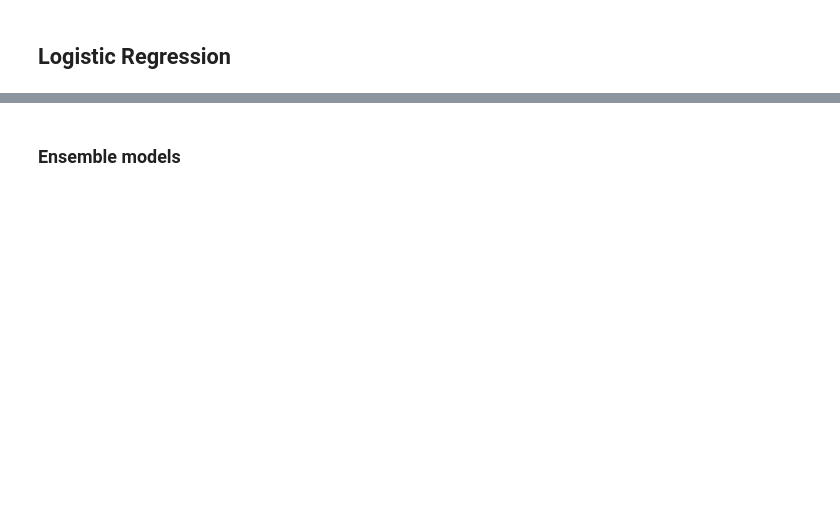
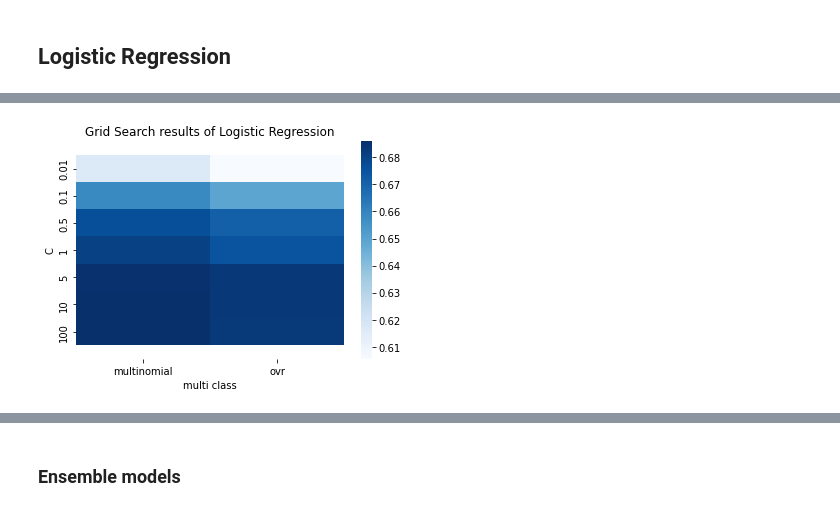
Before and after one commit to joshcarp/ml-assignment-2, a Jupyter notebook: submission 3/submission_notebook.ipynb, the cells around one changed output, grey strips where cells are left out. Saved outputs shown, nothing was run; the diff lists cells and outputs as text; code cells hidden in the pictures; blank space fills up the shorter version.

```diff
--- a/submission 3/submission_notebook.ipynb
+++ b/submission 3/submission_notebook.ipynb
@@ -486,22 +442,24 @@ print(classification_report(y_test, random_forest.predict(x_test)))
 ## Logistic Regression
 # %%
 # use grid search find optimal c for logistic regression
-from sklearn.model_selection import GridSearchCV
 
-param_lr = {'C': [0.01, 0.1, 0.5, 1, 5, 10, 100],
-            'multi_class': ['multinomial', 'ovr'],
-            }
-gs_lr = GridSearchCV(LogisticRegression(), param_lr, cv=5, n_jobs=1,
-                     verbose=11)
+param_lr = {
+    'C': [0.01, 0.1, 0.5, 1, 5, 10, 100],
+    'multi_class': ['multinomial', 'ovr'],
+}
+
+gs_lr = GridSearchCV(
+    LogisticRegression(max_iter=1000),
+    param_lr,
+    cv=5,
+    n_jobs=1,
+    verbose=10
+)
+
 print("Performing grid search...")
 print("parameters:")
 print(param_lr)
 
-gs_lr.fit(x_train, y_train)
-print("Best score: 40. 3f" % gs_lr.best_score_)
-print("Best parameters set:")
-
-best_param_lr = gs_lr.best_estimator_.get_params()
-
-for param_name in sorted(param_lr.keys()):
-    print("\t%s: %r" % (param_name, best_param_lr[param_name]))
+gs_lr.fit(*train_tuple)
+print(f"Best score: {gs_lr.best_score_}")
+print(gs_lr.best_estimator_.get_params())
@@ -508,15 +484,22 @@ for param_name in sorted(param_lr.keys()):
 # %%
 lr_scores = gs_lr.cv_results_['mean_test_score'].reshape(7, 2)
-sns.heatmap(lr_scores, xticklabels=param_lr['multi_class'],
-            yticklabels=param_lr['C'], cmap='Blues')
+
+sns.heatmap(
+    lr_scores,
+    xticklabels=param_lr['multi_class'],
+    yticklabels=param_lr['C'],
+    cmap='Blues'
+)
 
 b, t = plt.ylim()  # discover the values for bottom and top
 b += 0.5  # Add 0.5 to the bottom
 t -= 0.5  # Subtract 0.5 from the top
 plt.ylim(b, t)  # update the ylim(bottom, top) values
 plt.title("Grid Search results of Logistic Regression")
 plt.xlabel("multi class")
 plt.ylabel("C")
 plt.show()
+# %% [output]
+[figure, added]
 # %%
 # logistic heatmap
```
Also changed, not shown: parts of 45 cells of this notebook, 3 other files.
